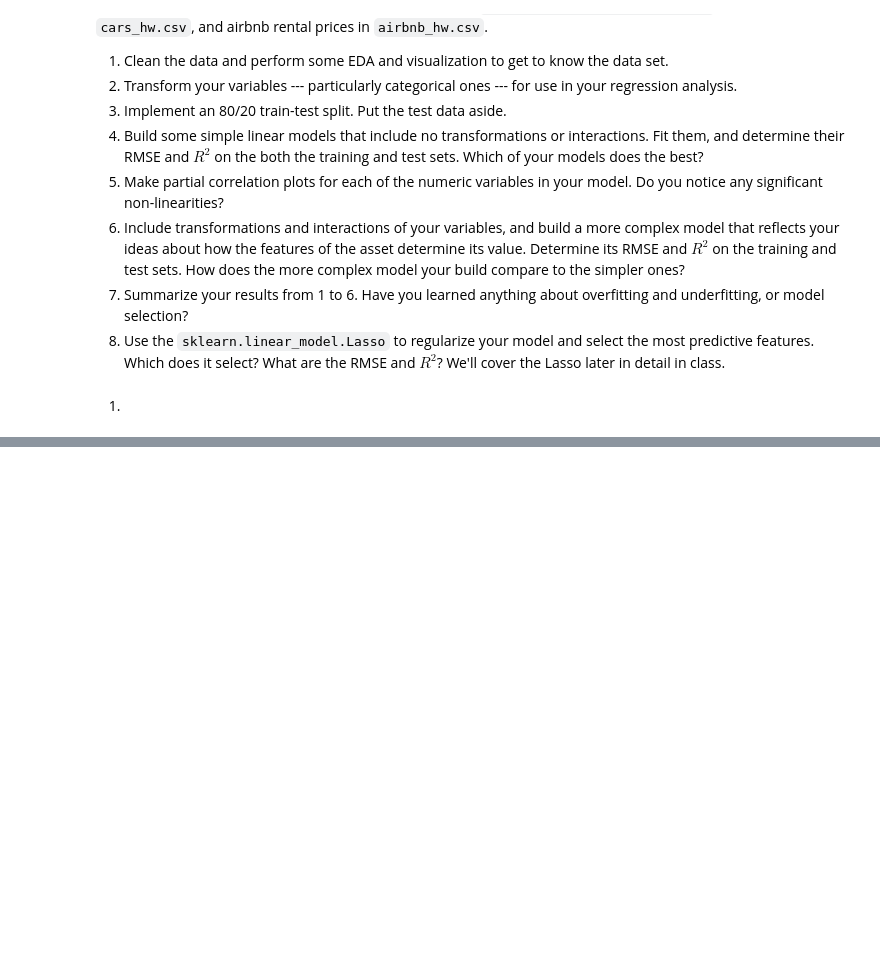
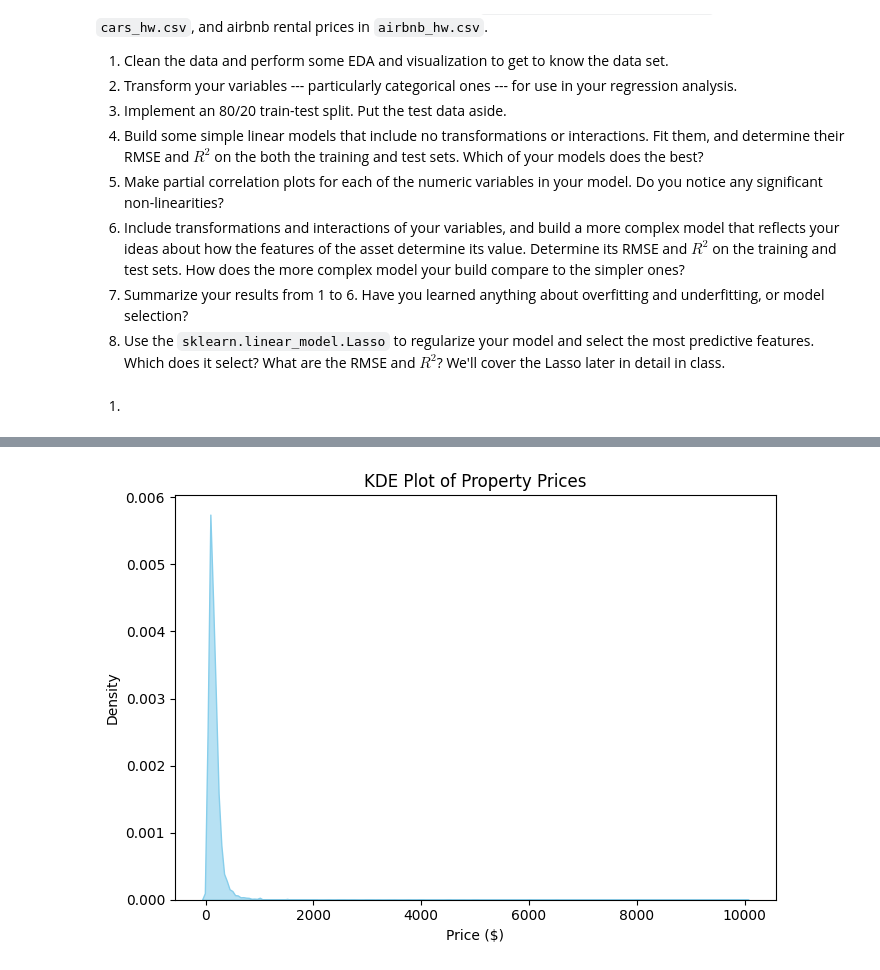
Before and after one commit to mchen899923/lab_hedonic_pricing, a Jupyter notebook: lab_notebook.ipynb, the cells around one changed output, grey strips where cells are left out. Saved outputs shown, nothing was run; the diff lists cells and outputs as text; code cells hidden in the pictures; blank space fills up the shorter version.

```diff
--- a/lab_notebook.ipynb
+++ b/lab_notebook.ipynb
@@ -75,0 +82,4 @@ plt.show()
+# %%
+airbnb2_df['Price'] = airbnb2_df['Price'].str.replace(',', '').astype(float) #Cleaned the Price column (replaced commas, white spaces)
+# %%
+airbnb2_df.rename(columns={'Review Scores Rating (bin)': 'Review Scores Rating'}, inplace=True)
@@ -75,0 +103,10 @@ plt.show()
+# %%
+plt.figure(figsize=(7,5)) #Generate KDE plot
+sns.kdeplot(data=airbnb2_df, x='Price', fill=True, color='skyblue', alpha=0.6)
+plt.title('KDE Plot of Property Prices')
+plt.xlabel('Price ($)')
+plt.ylabel('Density')
+plt.tight_layout()
+plt.show()
+# %% [output]
+[figure, added]
```
Also changed, not shown: parts of 10 cells of this notebook.
